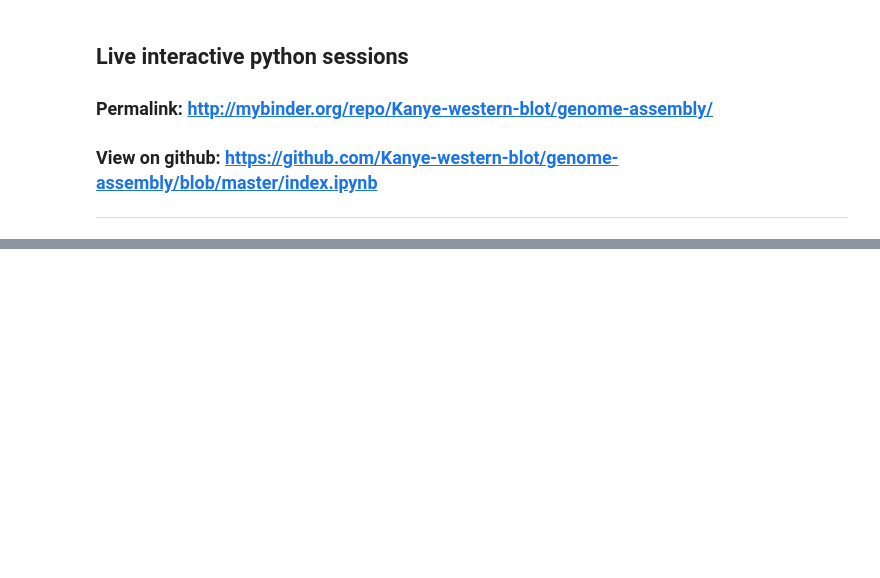
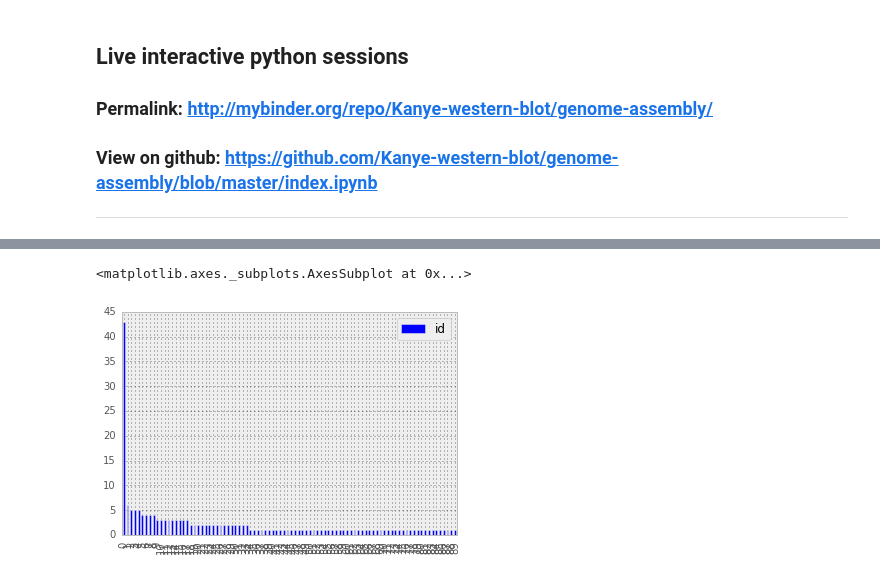
Before and after one commit to BioE-131-genome-annotation-2015/genome-assembly-, a Jupyter notebook: index.ipynb, the cells around one changed output, grey strips where cells are left out. Drawn from its saved outputs; the diff is of its cells as text; code cells hidden in the pictures; blank space fills up the shorter version.

```diff
--- a/index.ipynb
+++ b/index.ipynb
@@ -32,0 +58,15 @@ ax2.set_title("Western Blot Image", fontsize=12)
+# %%
+dataDic = {}
+for name in df['Origin']:
+    if name in dataDic:
+        dataDic[name] += 1
+    else:
+        dataDic[name] = 1
+# %%
+def nbest(datadic, N = None):
+    tups = datadic.items()
+    tups = sorted(tups, key = lambda x: x[1], reverse = True)
+    if N:
+        return tups[:N]
+    else:
+        return tups
@@ -32,0 +86,10 @@ ax2.set_title("Western Blot Image", fontsize=12)
+# %%
+n = None
+names, vals = zip(*nbest(dataDic, n))
+names, vals = list(names), list(vals)
+# print names
+df2 = pd.DataFrame(vals, columns =['id'])
+df2.plot(kind='bar')
+# %% [output]
+<matplotlib.axes._subplots.AxesSubplot at 0x...>
+[figure, added]
```
Also changed, not shown: parts of 7 cells of this notebook, 7 other files.
